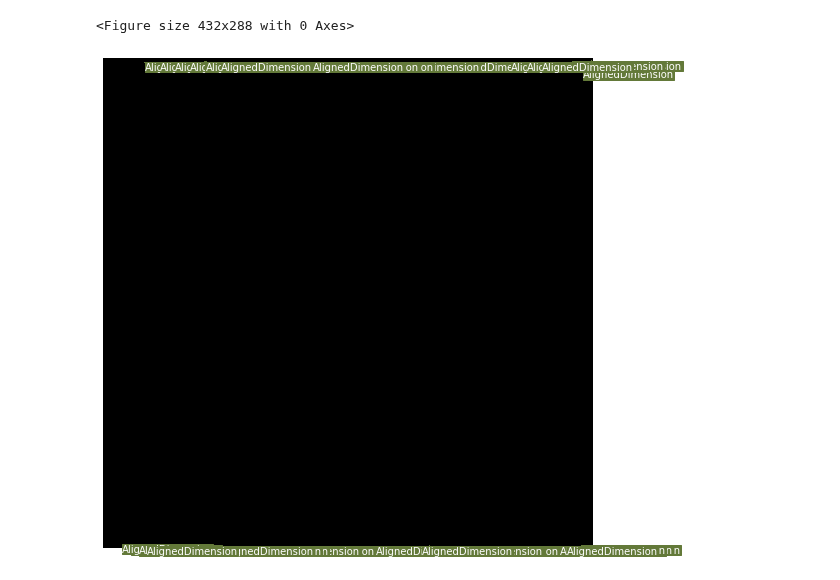
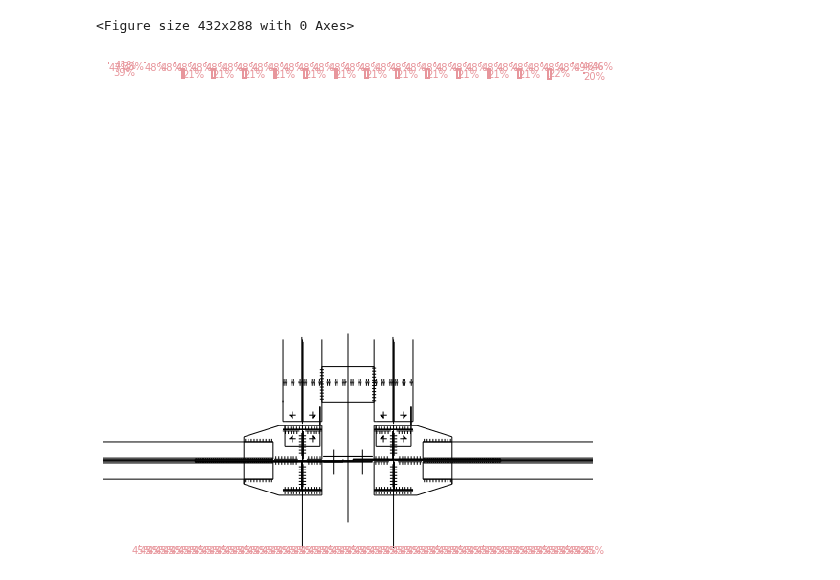
Before and after one commit to mihanick/dwg-crawl, a Jupyter notebook: JupyterNotebooks/PyTorch_Object_Detection.ipynb, the cells around one changed output. Cells and saved outputs as stored; diff of their text form; code cells hidden in the pictures.

```diff
--- a/JupyterNotebooks/PyTorch_Object_Detection.ipynb
+++ b/JupyterNotebooks/PyTorch_Object_Detection.ipynb
@@ -16,10 +14,11 @@ ImportError: cannot import name 'Display' from 'IPython' (C:\Users\mihanick.MCAD
 # %%
 config_path='config/yolov3.cfg'
-weights_path='checkpoints/19.weights'
+# weights_path='./15.weights'
+weights_path = './checkpoints/19.weights'
 class_path='config/coco.names'
 img_size=512
 conf_thres=0.8
-nms_thres=0.4
+nms_thres=0.1
 
 # Load model and weights
 model = Darknet(config_path, img_size=img_size)
@@ -49,46 +48,49 @@ def detect_image(img):
         detections = utils.non_max_suppression(detections, 80, conf_thres, nms_thres)
     return detections[0]
 # %%
-img_path = "./data/dwg/images/train/01e96147-b009-4f74-b579-2f0a468ff182.png"
+import glob
+# img_path = "./data/dwg/images/train/01e96147-b009-4f74-b579-2f0a468ff182.png"
 
-prev_time = time.time()
-img = Image.open(img_path).convert('RGB')
+for img_path in glob.glob('./data/dwg/images/train/*.png'):
+    prev_time = time.time()
+    img = Image.open(img_path)
 
-detections = detect_image(img)
-inference_time = datetime.timedelta(seconds=time.time() - prev_time)
-print ('Inference Time: %s' % (inference_time))
+    detections = detect_image(img.convert('RGB'))
+    inference_time = datetime.timedelta(seconds=time.time() - prev_time)
+    print ('Inference Time: %s' % (inference_time))
+    print(detections)
+    # Get bounding-box colors
+    cmap = plt.get_cmap('tab20b')
+    colors = [cmap(i) for i in np.linspace(0, 1, 20)]
 
-# Get bounding-box colors
-cmap = plt.get_cmap('tab20b')
-colors = [cmap(i) for i in np.linspace(0, 1, 20)]
+    img = np.array(img)
+    plt.figure()
+    fig, ax = plt.subplots(1, figsize=(12,9))
+    ax.imshow(img)
 
-img = np.array(img)
-plt.figure()
-fig, ax = plt.subplots(1, figsize=(12,9))
-ax.imshow(img)
+    pad_x = max(img.shape[0] - img.shape[1], 0) * (img_size / max(img.shape))
+    pad_y = max(img.shape[1] - img.shape[0], 0) * (img_size / max(img.shape))
+    unpad_h = img_size - pad_y
+    unpad_w = img_size - pad_x
 
-pad_x = max(img.shape[0] - img.shape[1], 0) * (img_size / max(img.shape))
-pad_y = max(img.shape[1] - img.shape[0], 0) * (img_size / max(img.shape))
-unpad_h = img_size - pad_y
-unpad_w = img_size - pad_x
-
-if detections is not None:
-    unique_labels = detections[:, -1].cpu().unique()
-    n_cls_preds = len(unique_labels)
-    bbox_colors = random.sample(colors, n_cls_preds)
-    # browse detections and draw bounding boxes
-    for x1, y1, x2, y2, conf, cls_conf, cls_pred in detections:
-        box_h = ((y2 - y1) / unpad_h) * img.shape[0]
-        box_w = ((x2 - x1) / unpad_w) * img.shape[1]
-        y1 = ((y1 - pad_y // 2) / unpad_h) * img.shape[0]
-        x1 = ((x1 - pad_x // 2) / unpad_w) * img.shape[1]
-        color = bbox_colors[int(np.where(unique_labels == int(cls_pred))[0])]
-        bbox = patches.Rectangle((x1, y1), box_w, box_h, linewidth=2, edgecolor=color, facecolor='none')
-        ax.add_patch(bbox)
-        plt.text(x1, y1, s=classes[int(cls_pred)], color='white', verticalalignment='top',
-                bbox={'color': color, 'pad': 0})
-plt.axis('off')
-# save image
-plt.savefig(img_path.replace(".png", "-det.png"), bbox_inches='tight', pad_inches=0.0)
-plt.show()
+    if detections is not None:
+        unique_labels = detections[:, -1].cpu().unique()
+        n_cls_preds = len(unique_labels)
+        bbox_colors = random.sample(colors, n_cls_preds)
+        # browse detections and draw bounding boxes
+        for x1, y1, x2, y2, conf, cls_conf, cls_pred in detections:
+            box_h = ((y2 - y1) / unpad_h) * img.shape[0]
+            box_w = ((x2 - x1) / unpad_w) * img.shape[1]
+            y1 = ((y1 - pad_y // 2) / unpad_h) * img.shape[0]
+            x1 = ((x1 - pad_x // 2) / unpad_w) * img.shape[1]
+            color = bbox_colors[int(np.where(unique_labels == int(cls_pred))[0])]
+            bbox = patches.Rectangle((x1, y1), box_w, box_h, linewidth=2, edgecolor=color, facecolor='none')
+            ax.add_patch(bbox)
+            #plt.text(x1, y1, s=classes[int(cls_pred)], color='white', verticalalignment='top', bbox={'color': color, 'pad': 0})
+            plt.text(x1, y1, s="{0:.0%}".format(cls_conf.item()), color=color, verticalalignment='top')
+    plt.axis('off')
+    # save image
+    # plt.savefig(img_path.replace(".png", "-det.png"), bbox_inches='tight', pad_inches=0.0)
+    plt.show()
+    break
 # %% [output]
@@ -96,2 +114,2 @@ Inference Time: 0:00:00.150996
 <Figure size 432x288 with 0 Axes>
-[figure, old version]
+[figure, new version]
```
Also changed, not shown: parts of 3 cells of this notebook, 1 other file.
